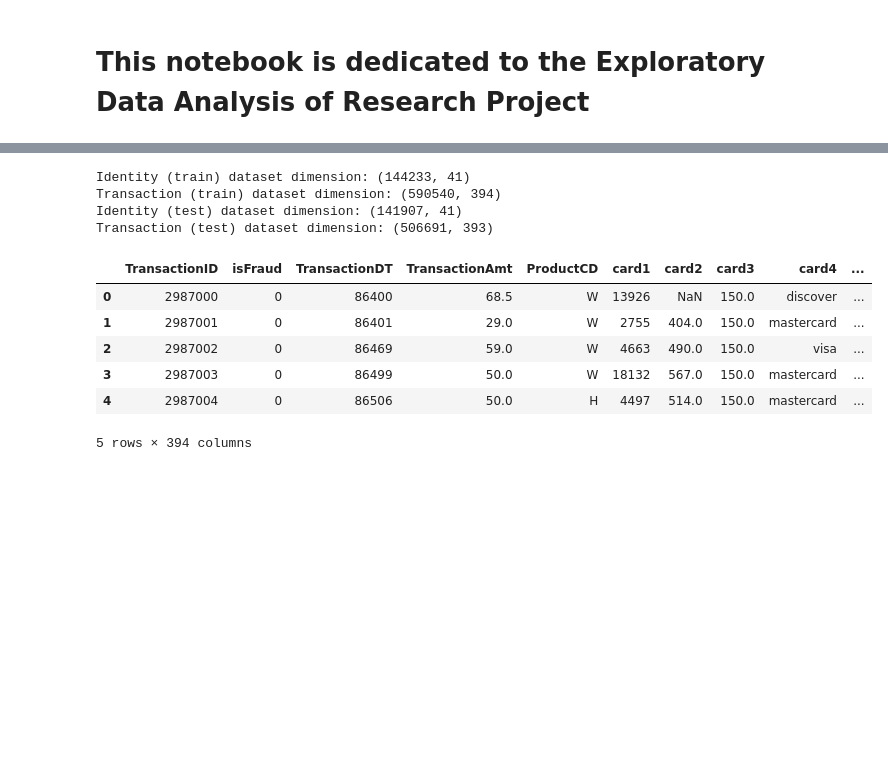
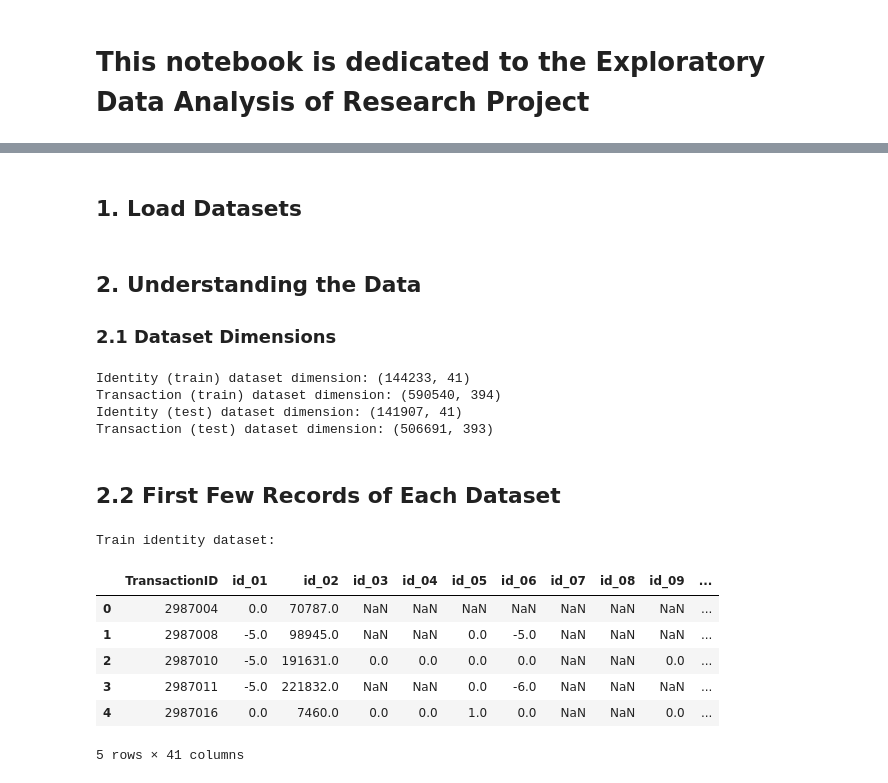
Before and after one commit to LakeeshaRCL/msc-ds-ai-research-implementations, a Jupyter notebook: eda.ipynb, the cells around one changed output, grey strips where cells are left out. Drawn from its saved outputs; the diff is of its cells as text; code cells hidden in the pictures; blank space fills up the shorter version.

```diff
--- a/eda.ipynb
+++ b/eda.ipynb
@@ -11,3 +30,5 @@ def dataset_dimension(name: str, dataset: pd.DataFrame):
+# %% [markdown]
+## 1. Load Datasets
 # %%
 # load data
 data_path = "data/"
@@ -15,6 +36,9 @@ train_identity = pd.read_csv(data_path + "train_identity.csv")
 train_transaction = pd.read_csv(data_path + "train_transaction.csv")
 test_identity = pd.read_csv(data_path + "test_identity.csv")
 test_transaction = pd.read_csv(data_path + "test_transaction.csv")
+# %% [markdown]
+## 2. Understanding the Data
+### 2.1 Dataset Dimensions
 # %%
 # view each dataset dimension
 dataset_dimension("Identity (train)", train_identity)
@@ -26,13 +50,17 @@ Identity (train) dataset dimension: (144233, 41)
 Transaction (train) dataset dimension: (590540, 394)
 Identity (test) dataset dimension: (141907, 41)
 Transaction (test) dataset dimension: (506691, 393)
+# %% [markdown]
+## 2.2 First Few Records of Each Dataset
 # %%
-train_transaction.head()
+print("Train identity dataset:")
+train_identity.head()
 # %% [output]
+Train identity dataset:
-|  | TransactionID | isFraud | TransactionDT | TransactionAmt | ProductCD | card1 | card2 | card3 | card4 | ... |
-| 0 | 2987000 | 0 | 86400 | 68.5 | W | 13926 | NaN | 150.0 | discover | ... |
-| 1 | 2987001 | 0 | 86401 | 29.0 | W | 2755 | 404.0 | 150.0 | mastercard | ... |
-| 2 | 2987002 | 0 | 86469 | 59.0 | W | 4663 | 490.0 | 150.0 | visa | ... |
-| 3 | 2987003 | 0 | 86499 | 50.0 | W | 18132 | 567.0 | 150.0 | mastercard | ... |
-| 4 | 2987004 | 0 | 86506 | 50.0 | H | 4497 | 514.0 | 150.0 | mastercard | ... |
+|  | TransactionID | id_01 | id_02 | id_03 | id_04 | id_05 | id_06 | id_07 | id_08 | id_09 | ... |
+| 0 | 2987004 | 0.0 | 70787.0 | NaN | NaN | NaN | NaN | NaN | NaN | NaN | ... |
+| 1 | 2987008 | -5.0 | 98945.0 | NaN | NaN | 0.0 | -5.0 | NaN | NaN | NaN | ... |
+| 2 | 2987010 | -5.0 | 191631.0 | 0.0 | 0.0 | 0.0 | 0.0 | NaN | NaN | 0.0 | ... |
+| 3 | 2987011 | -5.0 | 221832.0 | NaN | NaN | 0.0 | -6.0 | NaN | NaN | NaN | ... |
+| 4 | 2987016 | 0.0 | 7460.0 | 0.0 | 0.0 | 1.0 | 0.0 | NaN | NaN | 0.0 | ... |
-5 rows × 394 columns
+5 rows × 41 columns
```
Also changed, not shown: parts of 11 cells of this notebook.
